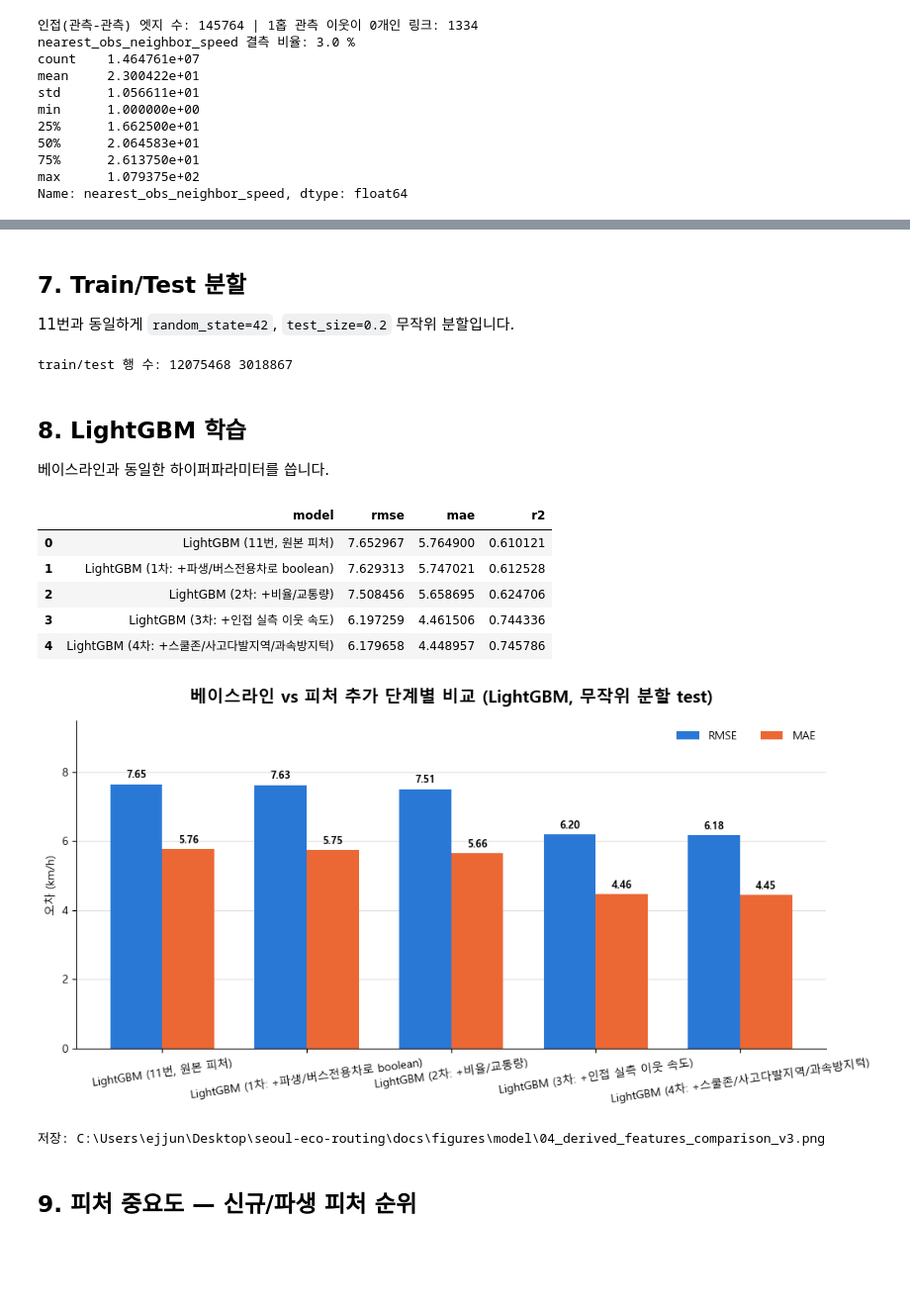
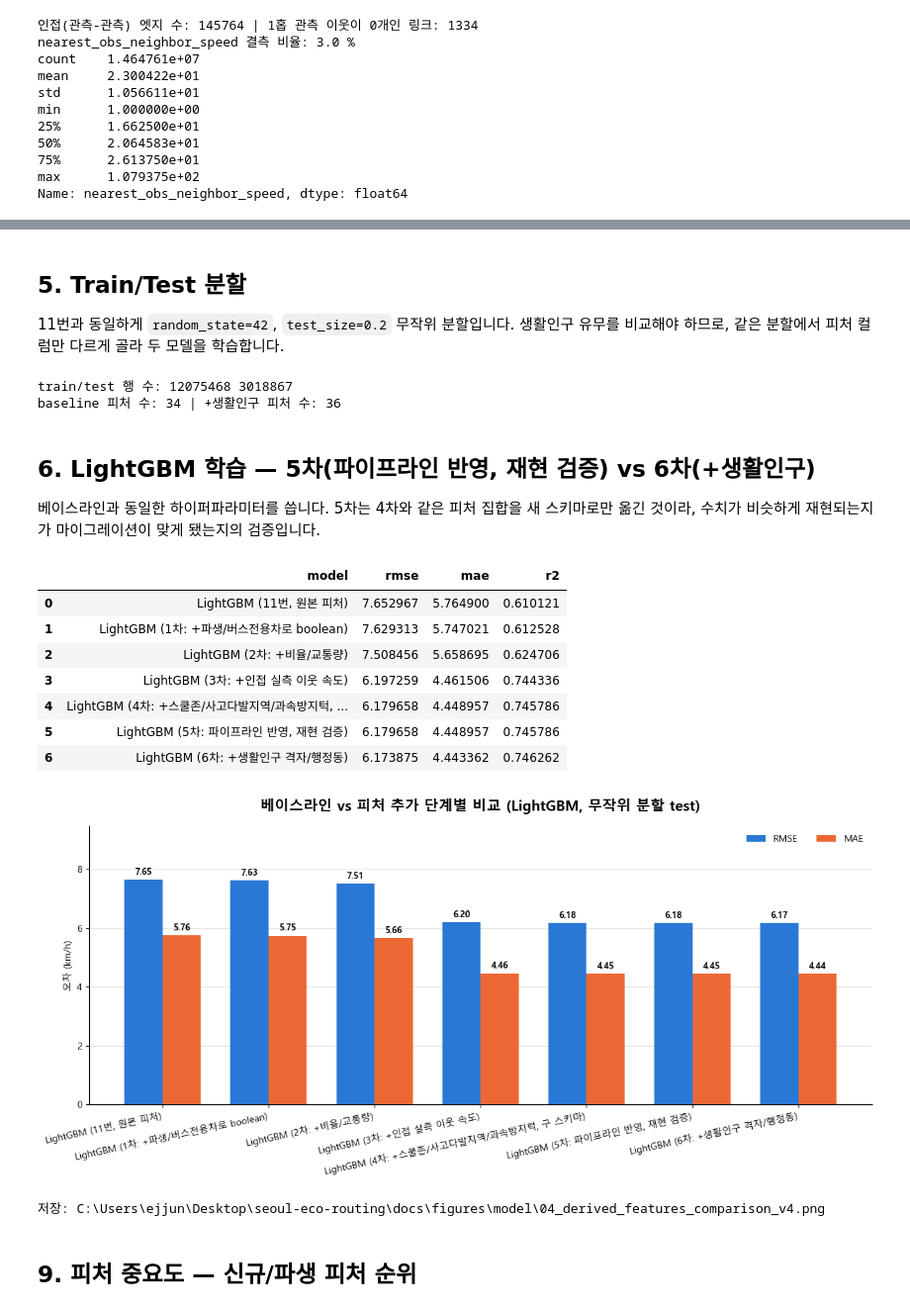
Before and after one commit to ejjunm/seoul-eco-routing, a Jupyter notebook: notebooks/12_derived_features_lightgbm.ipynb, the cells around one changed output, grey strips where cells are left out. Shown at 99% size. Saved outputs shown, nothing was run; the diff lists cells and outputs as text; code cells hidden in the pictures; blank space fills up the shorter version.

```diff
--- a/notebooks/12_derived_features_lightgbm.ipynb
+++ b/notebooks/12_derived_features_lightgbm.ipynb
@@ -374,24 +359,28 @@ df[DERIVED_COLS].describe(include="all")
 | 75% | NaN | 1.000000e+00 | 7.071068e-01 | 7.071070e-01 | 0.000000e+00 | 1.000000e+00 | 0.000000e+00 | ... |
 | max | NaN | 1.000000e+00 | 1.000000e+00 | 1.000000e+00 | 1.000000e+00 | 7.000000e+00 | 2.200000e+01 | ... |
 # %% [markdown]
-## 7. Train/Test 분할
+## 5. Train/Test 분할
 
-11번과 동일하게 `random_state=42`, `test_size=0.2` 무작위 분할입니다.
+11번과 동일하게 `random_state=42`, `test_size=0.2` 무작위 분할입니다. 생활인구 유무를 비교해야 하므로, 같은 분할에서 피처 컬럼만 다르게 골라 두 모델을 학습합니다.
 # %%
-FEATURE_COLS = NUMERIC_COLS + CATEGORICAL_COLS + DERIVED_COLS
-X = df[FEATURE_COLS]
+BASELINE_FEATURE_COLS = NUMERIC_COLS + CATEGORICAL_COLS + DERIVED_COLS
+POP_FEATURE_COLS = BASELINE_FEATURE_COLS + POPULATION_COLS
+
+X = df[POP_FEATURE_COLS]
 y = df[TARGET]
 
 X_train, X_test, y_train, y_test = train_test_split(
     X, y, test_size=0.2, random_state=RANDOM_STATE
 )
 print("train/test 행 수:", len(X_train), len(X_test))
+print("baseline 피처 수:", len(BASELINE_FEATURE_COLS), "| +생활인구 피처 수:", len(POP_FEATURE_COLS))
 # %% [output]
 train/test 행 수: 12075468 3018867
+baseline 피처 수: 34 | +생활인구 피처 수: 36
 # %% [markdown]
-## 8. LightGBM 학습
+## 6. LightGBM 학습 — 5차(파이프라인 반영, 재현 검증) vs 6차(+생활인구)
 
-베이스라인과 동일한 하이퍼파라미터를 씁니다.
+베이스라인과 동일한 하이퍼파라미터를 씁니다. 5차는 4차와 같은 피처 집합을 새 스키마로만 옮긴 것이라, 수치가 비슷하게 재현되는지가 마이그레이션이 맞게 됐는지의 검증입니다.
 # %%
 def evaluate(y_true, y_pred, name):
     rmse = mean_squared_error(y_true, y_pred) ** 0.5
@@ -400,20 +389,29 @@ def evaluate(y_true, y_pred, name):
     return {"model": name, "rmse": rmse, "mae": mae, "r2": r2}
 
 
-lgb_model = lgb.LGBMRegressor(
-    objective="regression",
-    n_estimators=300,
-    learning_rate=0.05,
-    num_leaves=63,
-    random_state=RANDOM_STATE,
-    verbosity=-1,
-)
-lgb_model.fit(X_train, y_train, categorical_feature=CATEGORICAL_COLS + ["dow"])
-pred = lgb_model.predict(X_test)
+def fit_lgb(feature_cols):
+    model = lgb.LGBMRegressor(
+        objective="regression",
+        n_estimators=300,
+        learning_rate=0.05,
+        num_leaves=63,
+        random_state=RANDOM_STATE,
+        verbosity=-1,
+    )
+    model.fit(X_train[feature_cols], y_train, categorical_feature=CATEGORICAL_COLS + ["dow"])
+    return model
+
+
+lgb_baseline = fit_lgb(BASELINE_FEATURE_COLS)
+pred_baseline = lgb_baseline.predict(X_test[BASELINE_FEATURE_COLS])
+
+lgb_pop = fit_lgb(POP_FEATURE_COLS)
+pred_pop = lgb_pop.predict(X_test[POP_FEATURE_COLS])
 
 results_df = pd.DataFrame([
-    BASELINE_11, BASELINE_V1, BASELINE_V2, BASELINE_V3,
-    evaluate(y_test, pred, "LightGBM (4차: +스쿨존/사고다발지역/과속방지턱)"),
+    BASELINE_11, BASELINE_V1, BASELINE_V2, BASELINE_V3, BASELINE_V4,
+    evaluate(y_test, pred_baseline, "LightGBM (5차: 파이프라인 반영, 재현 검증)"),
+    evaluate(y_test, pred_pop, "LightGBM (6차: +생활인구 격자/행정동)"),
 ])
 results_df
 # %% [output]
@@ -422,38 +420,40 @@ results_df
 | 1 | LightGBM (1차: +파생/버스전용차로 boolean) | 7.629313 | 5.747021 | 0.612528 |
 | 2 | LightGBM (2차: +비율/교통량) | 7.508456 | 5.658695 | 0.624706 |
 | 3 | LightGBM (3차: +인접 실측 이웃 속도) | 6.197259 | 4.461506 | 0.744336 |
-| 4 | LightGBM (4차: +스쿨존/사고다발지역/과속방지턱) | 6.179658 | 4.448957 | 0.745786 |
+| 4 | LightGBM (4차: +스쿨존/사고다발지역/과속방지턱, ... | 6.179658 | 4.448957 | 0.745786 |
+| 5 | LightGBM (5차: 파이프라인 반영, 재현 검증) | 6.179658 | 4.448957 | 0.745786 |
+| 6 | LightGBM (6차: +생활인구 격자/행정동) | 6.173875 | 4.443362 | 0.746262 |
 # %%
 labels = results_df["model"].tolist()
 x = range(len(labels))
 width = 0.36
 
-fig, ax = plt.subplots(figsize=(10.5, 5.4))
+fig, ax = plt.subplots(figsize=(12.5, 5.8))
 ax.bar([i - width / 2 for i in x], results_df["rmse"], width, label="RMSE", color=COLOR_RMSE)
 ax.bar([i + width / 2 for i in x], results_df["mae"], width, label="MAE", color=COLOR_MAE)
-ax.set_xticks(list(x), labels, rotation=8)
+ax.set_xticks(list(x), labels, rotation=12, ha="right")
 ax.set_title("베이스라인 vs 피처 추가 단계별 비교 (LightGBM, 무작위 분할 test)", fontsize=15, fontweight="bold", pad=16)
 ax.set_ylabel("오차 (km/h)")
 ax.legend(frameon=False, ncols=2, loc="upper right")
 
 for patch in ax.patches:
     height = patch.get_height()
     ax.text(patch.get_x() + patch.get_width() / 2, height + 0.1, f"{height:.2f}",
             ha="center", va="bottom", fontsize=9, fontweight="bold")
 
 ax.spines["top"].set_visible(False)
 ax.spines["right"].set_visible(False)
 ax.grid(axis="y", color="#e1e0d9", linewidth=0.8)
 ax.set_axisbelow(True)
 top = ax.get_ylim()[1]
 ax.set_ylim(0, top * 1.18)
 fig.tight_layout()
-fig.savefig(DOCS_FIGURES_DIR / "04_derived_features_comparison_v3.png", dpi=220, bbox_inches="tight")
+fig.savefig(DOCS_FIGURES_DIR / "04_derived_features_comparison_v4.png", dpi=220, bbox_inches="tight")
 plt.show()
-print("저장:", DOCS_FIGURES_DIR / "04_derived_features_comparison_v3.png")
+print("저장:", DOCS_FIGURES_DIR / "04_derived_features_comparison_v4.png")
 # %% [output]
-[figure, old version]
+[figure, new version]
-저장: C:\Users\ejjun\Desktop\seoul-eco-routing\docs\figures\model\04_derived_features_comparison_v3.png
+저장: C:\Users\ejjun\Desktop\seoul-eco-routing\docs\figures\model\04_derived_features_comparison_v4.png
 # %% [markdown]
 ## 9. 피처 중요도 — 신규/파생 피처 순위
 # %%
```
Also changed, not shown: parts of 23 cells of this notebook, 1 other file.
